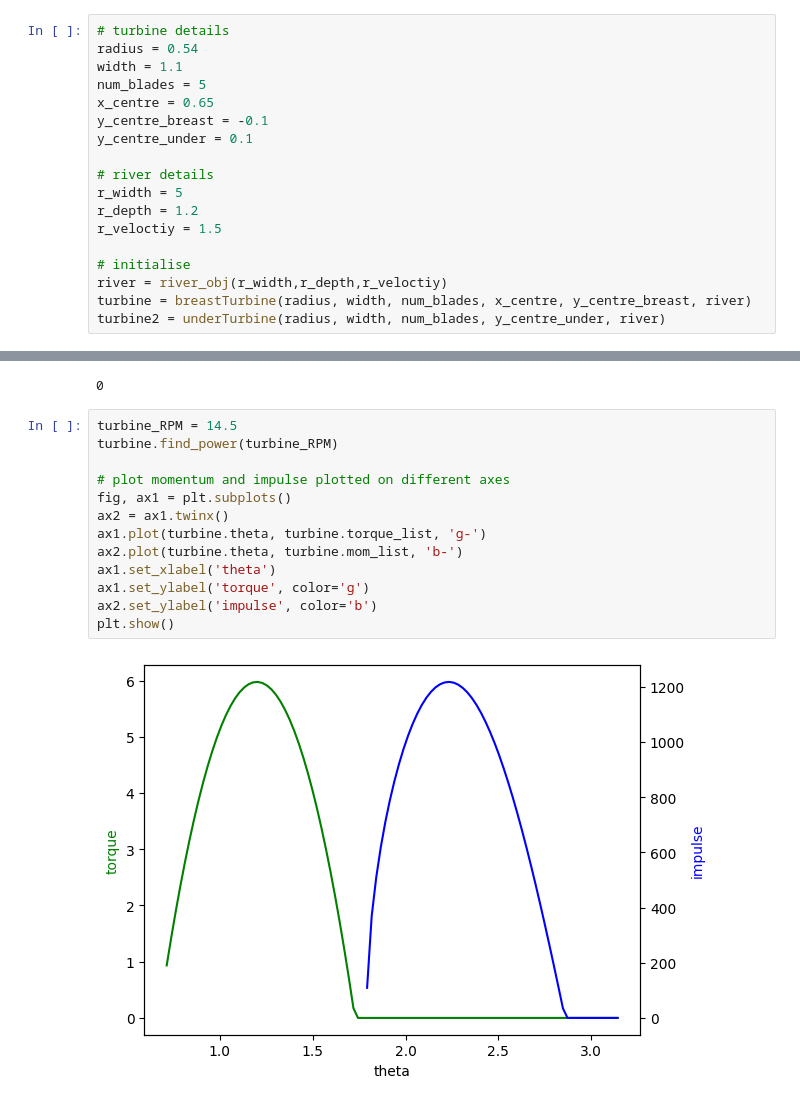
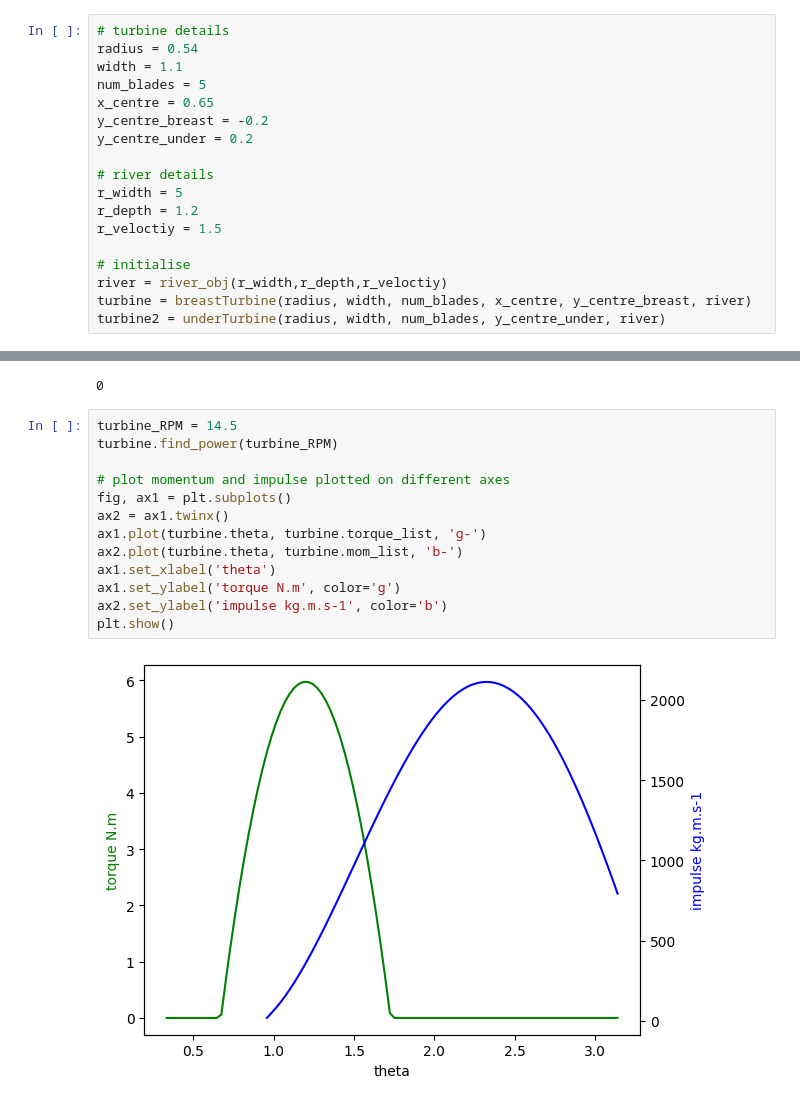
Before and after one commit to pilipb/DP4-code, a Jupyter notebook: test.ipynb, the cells around one changed output, grey strips where cells are left out. Cells and saved outputs as stored; diff of their text form.

Commit message:
updated angles on breastshot

```diff
--- a/test.ipynb
+++ b/test.ipynb
@@ -17,8 +17,8 @@ radius = 0.54
 width = 1.1
 num_blades = 5
 x_centre = 0.65
-y_centre_breast = -0.1
-y_centre_under = 0.1
+y_centre_breast = -0.2
+y_centre_under = 0.2
 
 # river details
 r_width = 5
@@ -55,18 +55,18 @@ turbine.find_momentum()
 # %%
 turbine_RPM = 14.5
 turbine.find_power(turbine_RPM)
 
 # plot momentum and impulse plotted on different axes
 fig, ax1 = plt.subplots()
 ax2 = ax1.twinx()
 ax1.plot(turbine.theta, turbine.torque_list, 'g-')
 ax2.plot(turbine.theta, turbine.mom_list, 'b-')
 ax1.set_xlabel('theta')
-ax1.set_ylabel('torque', color='g')
-ax2.set_ylabel('impulse', color='b')
+ax1.set_ylabel('torque N.m', color='g')
+ax2.set_ylabel('impulse kg.m.s-1', color='b')
 plt.show()
 # %% [output]
-[figure, old version]
+[figure, new version]
 # %%
 # with the turbine created, it is now possible to show plots of the various readings
 plt.plot(turbine.theta, turbine.output_power_list)
```
Also changed, not shown: parts of 2 cells of this notebook, 2 other files.
